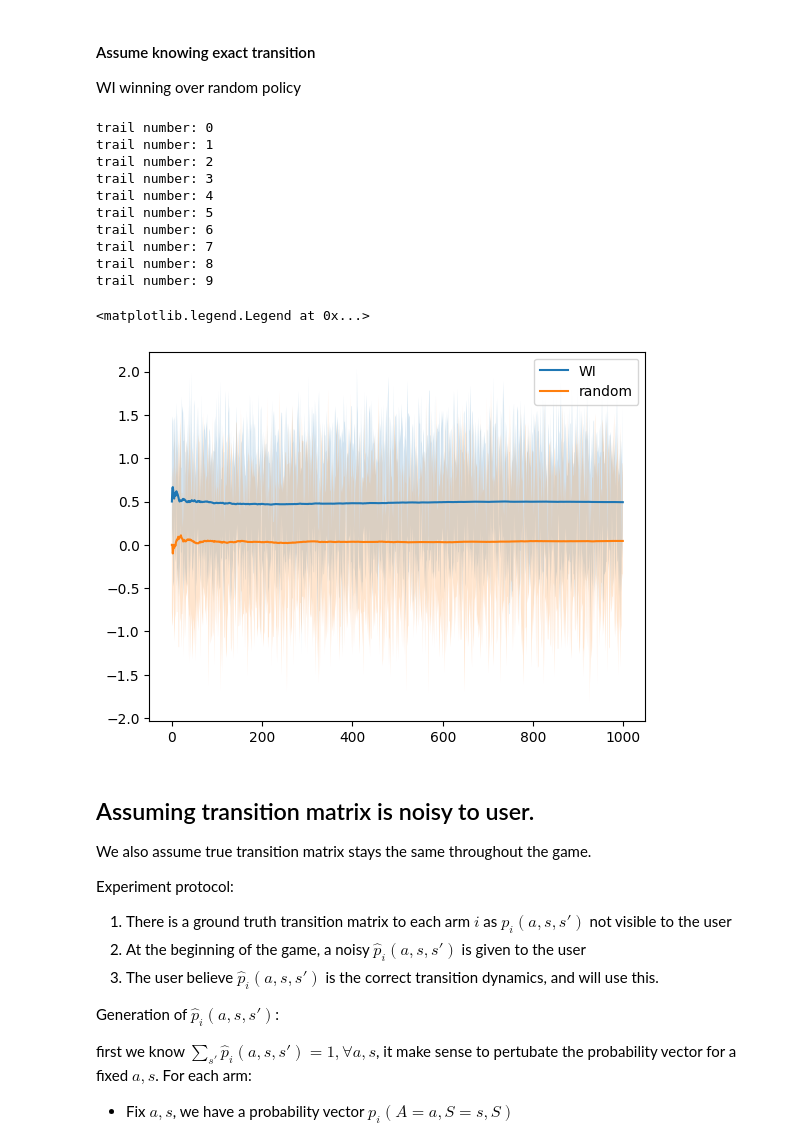
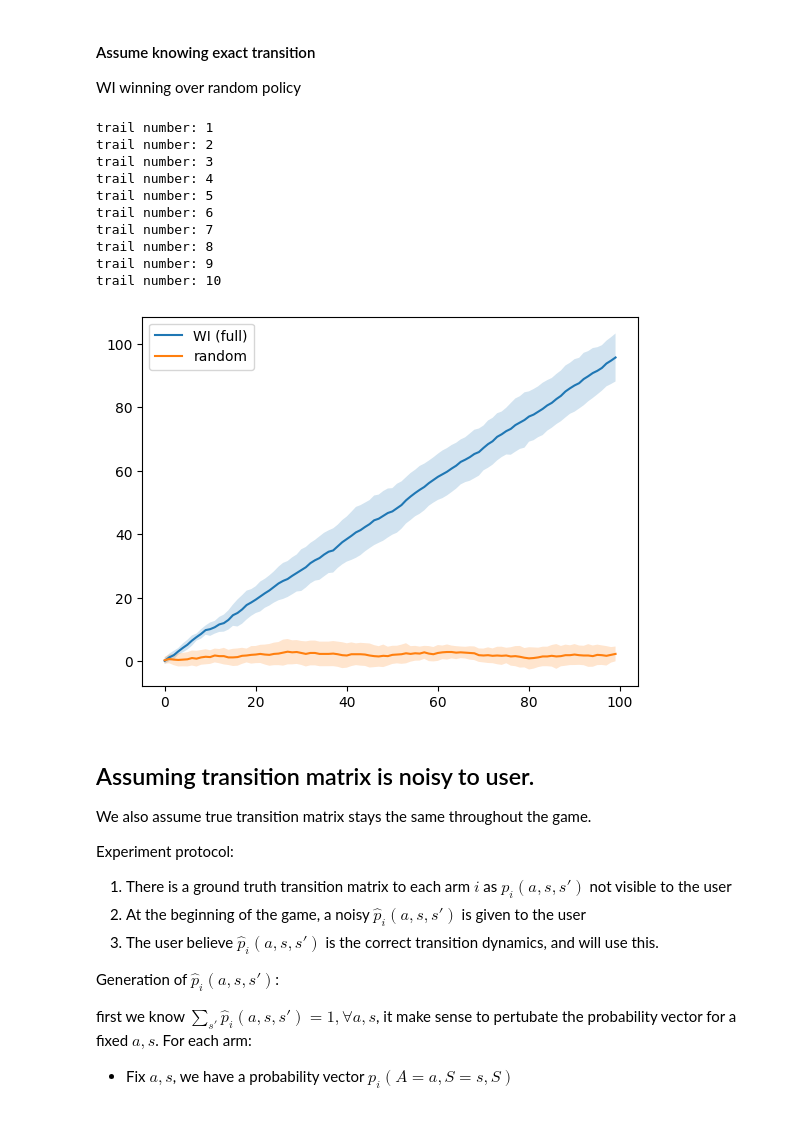
Before and after one commit to JiujiaZ/restless_bandit_basics, a Jupyter notebook: run.ipynb, the cells around one changed output. Saved outputs shown, nothing was run; the diff lists cells and outputs as text; code cells hidden in the pictures.

```diff
--- a/run.ipynb
+++ b/run.ipynb
@@ -28,3 +28,29 @@ from train import *
+# %%
+import numpy as np
+from matplotlib import pyplot as plt
+
+from tools import *
+from models import Restless_Bandit
+from train import *
+
+def make_plot(data, labels):
+    """
+    @param data: A list of N, each with dimension [n_repeats, time]
+    @param lables: N correponding names
+    """
+
+    for n, label in enumerate(labels):
+        x = np.cumsum(np.array(data[n]), axis = 1)
+
+        x_mean = x.mean(axis = 0)
+        x_std = x.std(axis = 0)
+
+        # plt.plot(np.cumsum(x_mean)/(np.arange(len(x_mean))+1), label = label)
+        # plt.fill_between(np.arange(len(x_mean)), x_mean-x_std, x_mean+x_std, alpha=0.2)
+
+        plt.plot(x_mean, label = label)
+        plt.fill_between(np.arange(len(x_mean)), x_mean-x_std, x_mean+x_std, alpha=0.2)
+    plt.legend()
 # %% [markdown]
 #### Assume knowing exact transition
 
@@ -58,12 +84,11 @@ for i in range(n_trials):
     print('trail number:', i+1)
 
     rb.reset()
-    WI_reward.append(WI_train(rb, R, episode = 1000, K = K ))
+    WI_reward.append(WI_train(rb, R, episode = 100, K = K ))
 
     rb.reset()
-    random_reward.append(random_train(rb, episode = 1000, K = K ))
+    random_reward.append(random_train(rb, episode = 100, K = K ))
 # %% [output]
-trail number: 0
 trail number: 1
 trail number: 2
 trail number: 3
@@ -73,3 +98,4 @@ trail number: 6
 trail number: 7
 trail number: 8
 trail number: 9
+trail number: 10
@@ -82,14 +102,10 @@ random_std = np.array(random_reward).std(axis = 0)
-# %%
-plt.plot(np.cumsum(WI_mean)/(np.arange(len(WI_mean))+1), label = 'WI')
-plt.plot(np.cumsum(random_mean)/(np.arange(len(random_mean))+1), label = 'random')
-
-plt.fill_between(np.arange(len(WI_mean)), WI_mean-WI_std, WI_mean+WI_std, alpha=0.2)
-plt.fill_between(np.arange(len(random_mean)), random_mean-random_std, random_mean+random_std, alpha=0.2)
-
-plt.legend()
-# %% [output]
-<matplotlib.legend.Legend at 0x...>
-[figure, removed]
+# %%
+data = [WI_reward, random_reward]
+labels = ['WI (full)', 'random']
+
+make_plot(data, labels)
+# %% [output]
+[figure, added]
 # %% [markdown]
 ## Assuming transition matrix is noisy to user.
 We also assume true transition matrix stays the same throughout the game.
```
Also changed, not shown: parts of 15 cells of this notebook.
